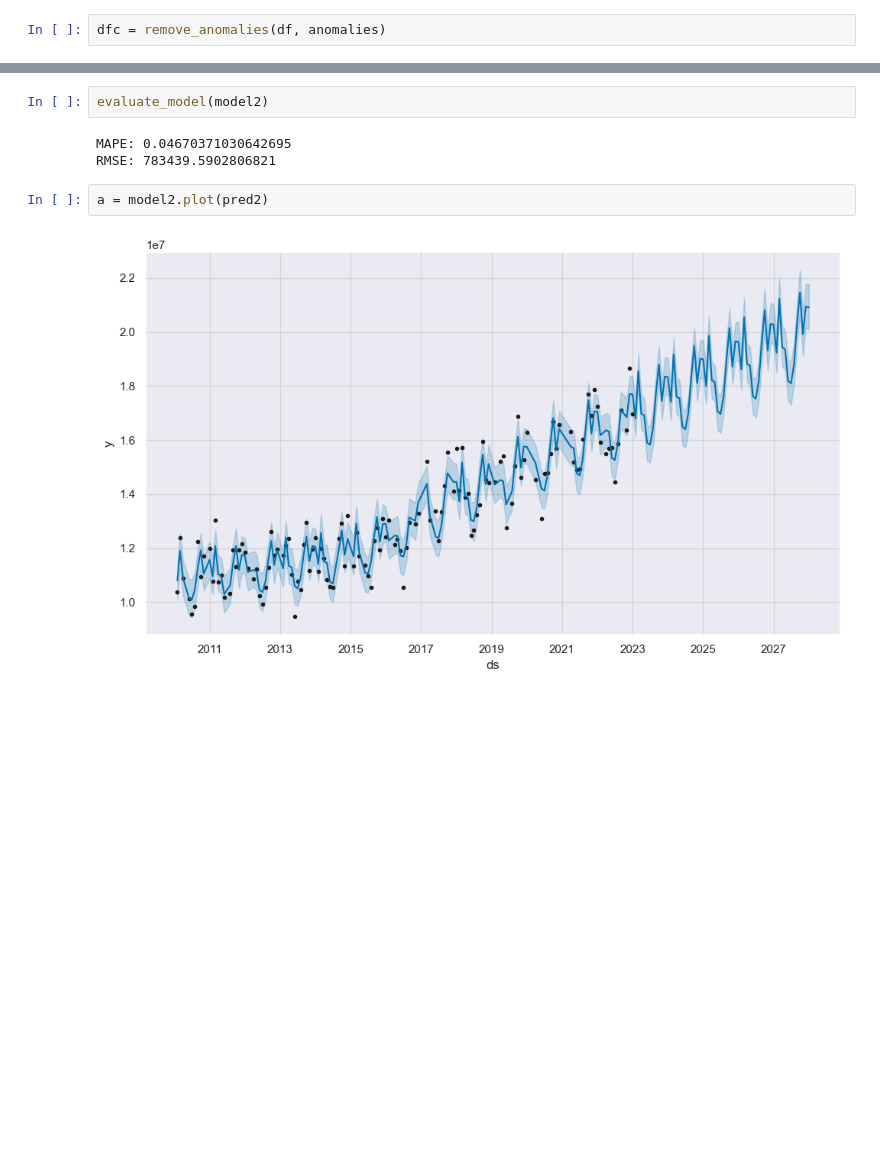
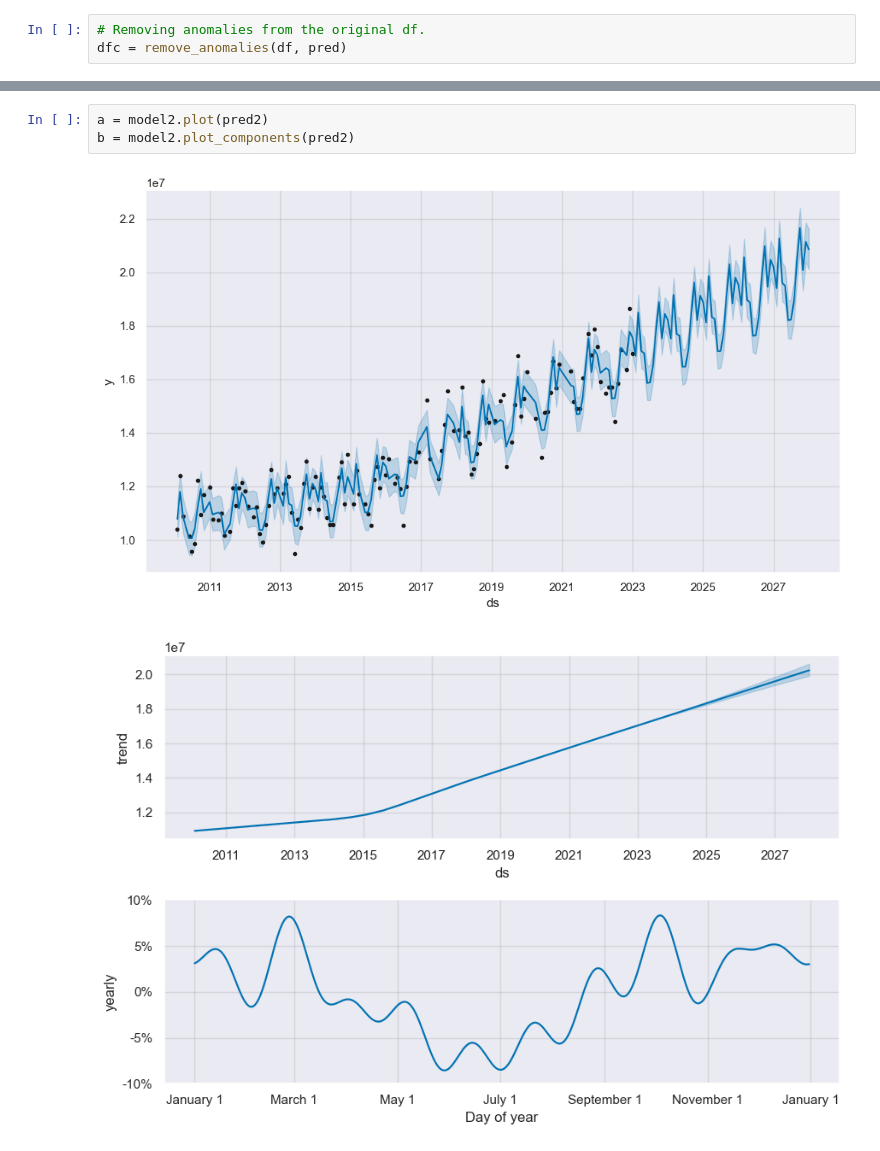
Before and after one commit to MikasSim/final_project, a Jupyter notebook: nb_eda/eda.ipynb, the cells around one changed output, grey strips where cells are left out. Cells and saved outputs as stored; diff of their text form; blank space fills up the shorter version.

```diff
--- a/nb_eda/eda.ipynb
+++ b/nb_eda/eda.ipynb
@@ -228,2 +274,3 @@ def remove_anomalies(df, predictions):
 # %%
-dfc = remove_anomalies(df, anomalies)
+# Removing anomalies from the original df.
+dfc = remove_anomalies(df, pred)
@@ -258,9 +317,6 @@ pred2, model2 = fit_predict_model(
-# %%
-evaluate_model(model2)
-# %% [output]
-MAPE: 0.04670371030642695
-RMSE: 783439.5902806821
 # %%
 a = model2.plot(pred2)
+b = model2.plot_components(pred2)
 # %% [output]
-[figure, old version]
+[figure, new version]
+[figure, added]
```
Also changed, not shown: parts of 51 cells of this notebook, 2 other files.
